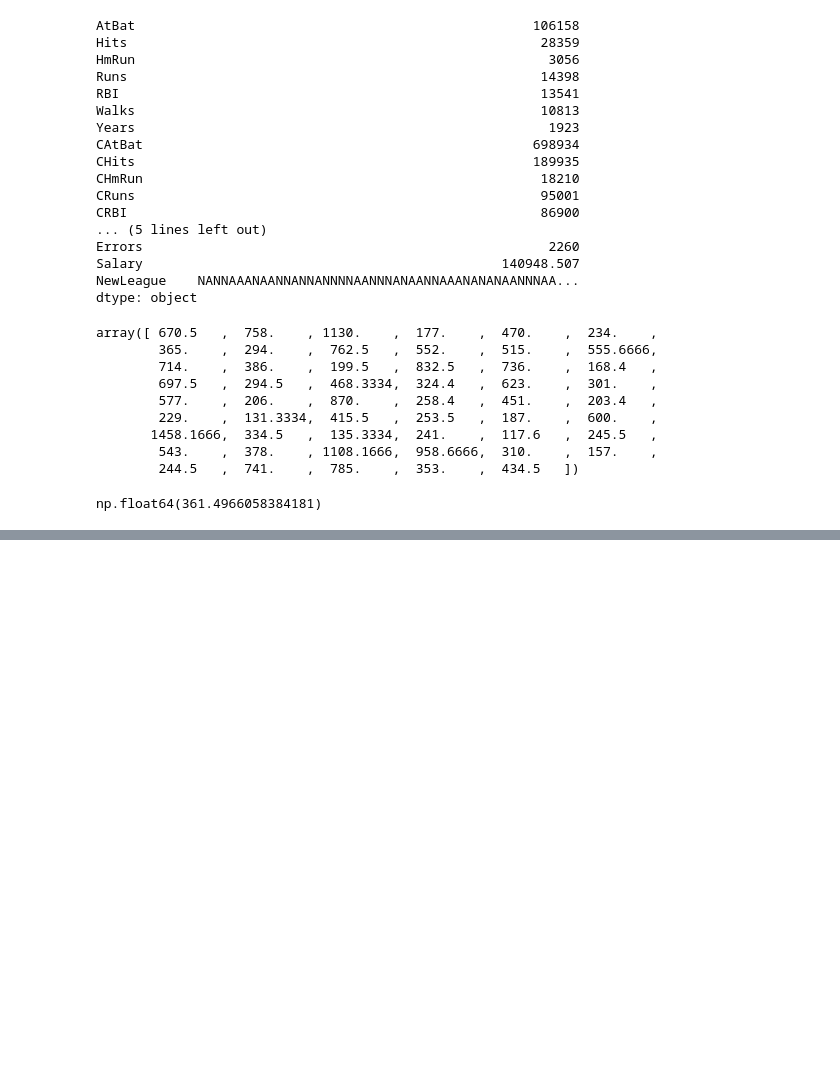
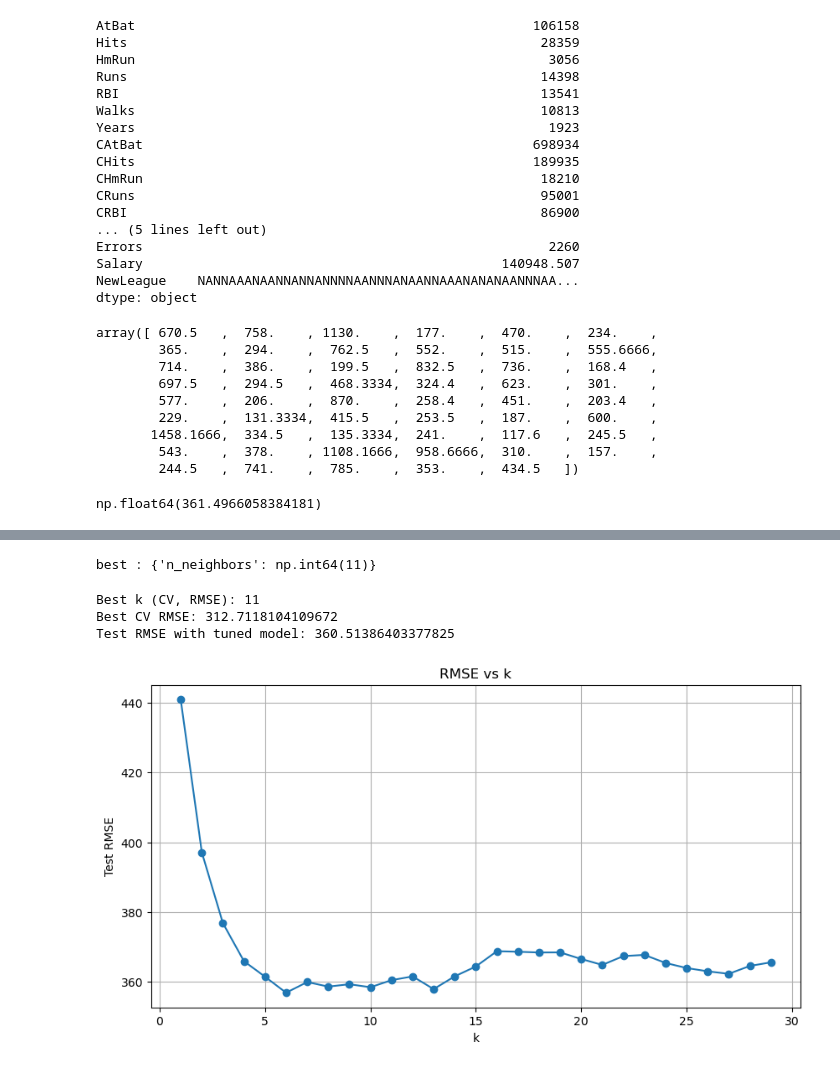
Before and after one commit to aylinelif/knn-baseball-regression, a Jupyter notebook: knn-baseball-regression.ipynb, the cells around one changed output, grey strips where cells are left out. Saved outputs shown, nothing was run; the diff lists cells and outputs as text; code cells hidden in the pictures; blank space fills up the shorter version.

Commit message:
Add files via upload
Refine KNN regression model with manual and grid search tuning

```diff
--- a/knn-baseball-regression.ipynb
+++ b/knn-baseball-regression.ipynb
@@ -89,3 +89,12 @@ from sklearn.metrics import mean_squared_error
 np.sqrt(mean_squared_error(y_test,y_pred))
 # %% [output]
 np.float64(361.4966058384181)
+# %%
+# Manual Hyperparameter Tuning
+RMSE = []
+for k in range(1, 30):
+    knn_model = KNeighborsRegressor(n_neighbors=k).fit(X_train_scaled, y_train)
+    y_pred = knn_model.predict(X_test_scaled)
+    rmse = np.sqrt(mean_squared_error(y_test, y_pred))
+    RMSE.append(rmse)
+    print("RMSE for k =", k, ":", rmse)
@@ -91,0 +119,41 @@ np.float64(361.4966058384181)
+# %%
+#Automated Hyperparameter Optimization using Grid Search
+from sklearn.model_selection import GridSearchCV
+knn_params = {"n_neighbors":np.arange(1,30,1)}
+knn = KNeighborsRegressor()
+
+knn_cv_model = GridSearchCV(
+    knn,
+    knn_params,
+    cv=10,
+    scoring="neg_mean_squared_error"
+).fit(X_train_scaled, y_train)
+
+print("best :", knn_cv_model.best_params_)
+# %% [output]
+best : {'n_neighbors': np.int64(11)}
+# %%
+best_k = knn_cv_model.best_params_["n_neighbors"]
+print("Best k (CV, RMSE):", best_k)
+print("Best CV RMSE:", (-knn_cv_model.best_score_) ** 0.5)
+
+knn_tuned = KNeighborsRegressor(n_neighbors=best_k).fit(X_train_scaled, y_train)
+y_pred = knn_tuned.predict(X_test_scaled)
+test_rmse = np.sqrt(mean_squared_error(y_test, y_pred))
+print("Test RMSE with tuned model:", test_rmse)
+# %% [output]
+Best k (CV, RMSE): 11
+Best CV RMSE: 312.7118104109672
+Test RMSE with tuned model: 360.51386403377825
+# %%
+import matplotlib.pyplot as plt
+
+plt.figure(figsize=(10,5))
+plt.plot(range(1,30), RMSE, marker='o')
+plt.xlabel("k")
+plt.ylabel("Test RMSE")
+plt.title("RMSE vs k")
+plt.grid(True)
+plt.show()
+# %% [output]
+[figure, added]
```
Also changed, not shown: parts of 1 cell of this notebook.
